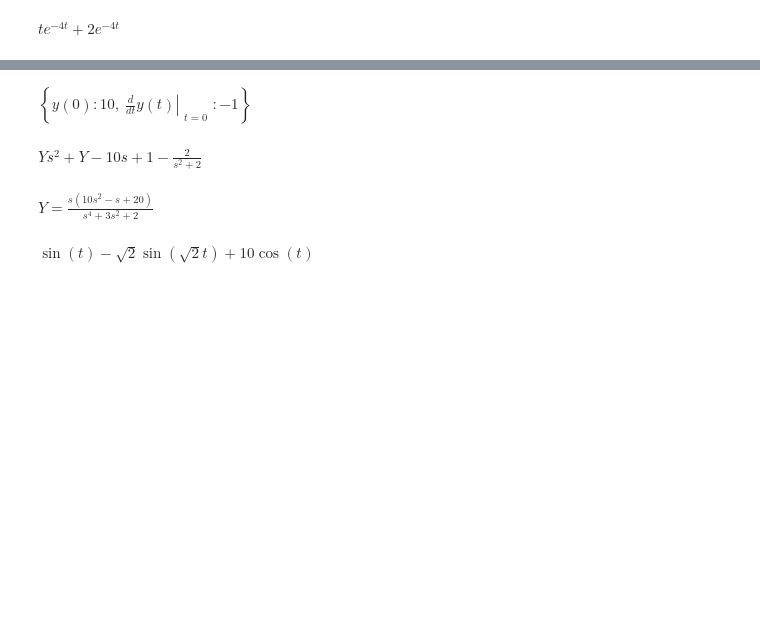
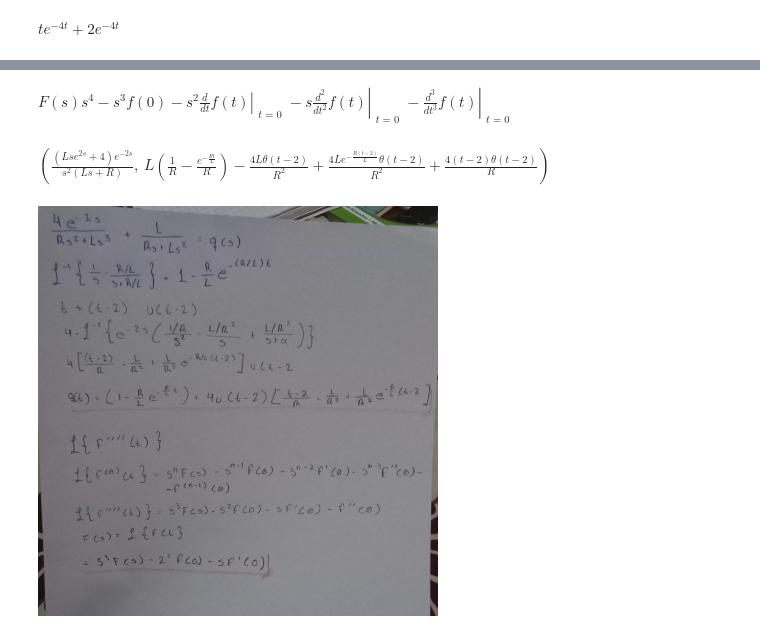
Before and after one commit to 250110609-ship-it/M.A.C, a Jupyter notebook: Plantilla-Problemario-tema-2.ipynb, the cells around one changed output, grey strips where cells are left out. Saved outputs shown, nothing was run; the diff lists cells and outputs as text; code cells hidden in the pictures; blank space fills up the shorter version.

```diff
--- a/Plantilla-Problemario-tema-2.ipynb
+++ b/Plantilla-Problemario-tema-2.ipynb
@@ -748,23 +733,51 @@ $\displaystyle Y s^{2} + Y - s y{\left(0 \right)} - \left. \frac{d}{d t} y{\left
-# %%
-# Definimos las condiciones iniciales
-ics = {y(0): 10, y(t).diff(t).subs(t, 0): -1}
-ics
-# %% [output]
-$\displaystyle \left\{ y{\left(0 \right)} : 10, \  \left. \frac{d}{d t} y{\left(t \right)} \right|_{\substack{ t=0 }} : -1\right\}$
-# %%
-# Aplicamos las condiciones iniciales
-L_edo_4 = L_edo_3.subs(ics)
-L_edo_4
-# %% [output]
-$\displaystyle Y s^{2} + Y - 10 s + 1 - \frac{2}{s^{2} + 2}$
-# %%
-# Despejamos Y de la ecuación L_edo_4 == 0
-Y_sol = sympy.solve(L_edo_4, Y)[0]
-display(sympy.Eq(Y, Y_sol))
-
-# Calculamos la inversa de la Transformada de Laplace para obtener y(t)
-y_sol = sympy.inverse_laplace_transform(Y_sol, s, t)
-y_sol
-# %% [output]
-$\displaystyle Y = \frac{s \left(10 s^{2} - s + 20\right)}{s^{4} + 3 s^{2} + 2}$
-$\displaystyle \sin{\left(t \right)} - \sqrt{2} \sin{\left(\sqrt{2} t \right)} + 10 \cos{\left(t \right)}$
+# %%
+import sympy as sp
+
+# Activa la impresión matemática bonita (LaTeX) en Google Colab
+sp.init_printing()
+
+# Definir símbolos
+t, s = sp.symbols('t s', real=True, positive=True)
+f = sp.Function('f')
+F = sp.Symbol('F(s)')
+
+# Calcular la transformada de la cuarta derivada
+f_cuarta = sp.diff(f(t), t, 4)
+L_f_cuarta = sp.laplace_transform(f_cuarta, t, s, noconds=True)
+
+# Sustituir LaplaceTransform por F(s)
+resultado = L_f_cuarta.subs(sp.LaplaceTransform(f(t), t, s), F)
+
+# Mostrar el resultado renderizado
+resultado
+# %% [output]
+$\displaystyle F(s) s^{4} - s^{3} f{\left(0 \right)} - s^{2} \left. \frac{d}{d t} f{\left(t \right)} \right|_{\substack{ t=0 }} - s \left. \frac{d^{2}}{d t^{2}} f{\left(t \right)} \right|_{\substack{ t=0 }} - \left. \frac{d^{3}}{d t^{3}} f{\left(t \right)} \right|_{\substack{ t=0 }}$
+# %%
+import sympy as sp
+
+# Activar la impresión bonita en notación matemática (LaTeX)
+sp.init_printing()
+
+# 1. Definir símbolos y parámetros físicos (constantes positivas)
+s, t = sp.symbols('s t', real=True, positive=True)
+R, L = sp.symbols('R L', real=True, positive=True)
+
+# 2. Definir la función q(s) dada
+# (4*e^(-2s) / (R*s^2 + L*s^3)) + (L / (R*s + L*s^2))
+q_s = (4 * sp.exp(-2*s) / (R * s**2 + L * s**3)) + (L / (R * s + L * s**2))
+
+# 3. Simplificar la expresión de q(s)
+q_s_simplificada = sp.simplify(q_s)
+
+# 4. Calcular la Transformada Inversa de Laplace q(t)
+q_t = sp.inverse_laplace_transform(q_s, s, t)
+
+# Mostrar q(s) simplificada y su transformada inversa q(t)
+q_s_simplificada, q_t
+# %% [output]
+$\displaystyle \left( \frac{\left(L s e^{2 s} + 4\right) e^{- 2 s}}{s^{2} \left(L s + R\right)}, \  L \left(\frac{1}{R} - \frac{e^{- \frac{R t}{L}}}{R}\right) - \frac{4 L \theta\left(t - 2\right)}{R^{2}} + \frac{4 L e^{- \frac{R \left(t - 2\right)}{L}} \theta\left(t - 2\right)}{R^{2}} + \frac{4 \left(t - 2\right) \theta\left(t - 2\right)}{R}\right)$
+# %%
+from IPython.display import Image
+Image(filename="11.jpeg", width=400, height=400)
+# %% [output]
+[figure, added]
```
Also changed, not shown: parts of 10 cells of this notebook.
